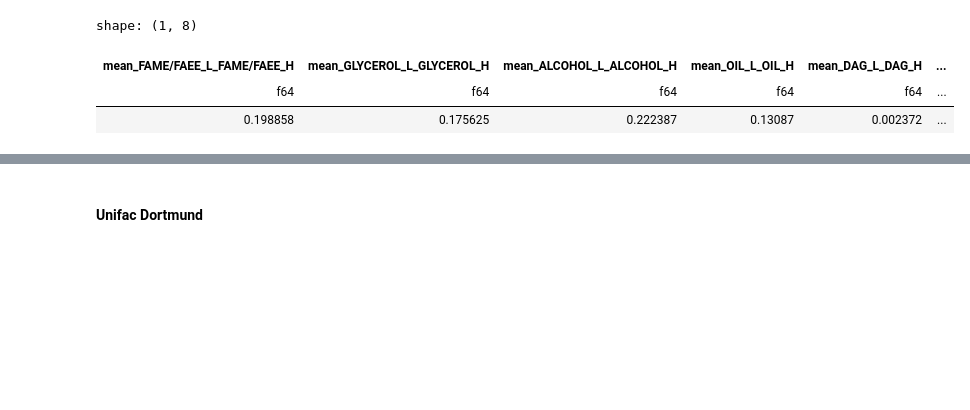
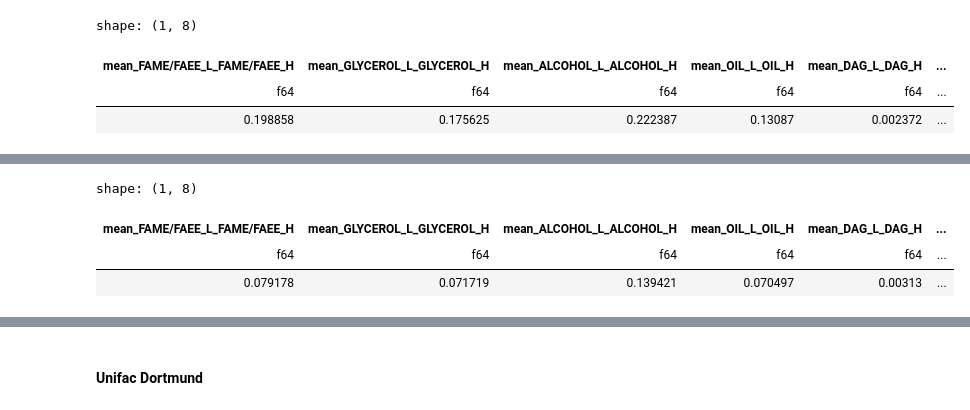
Before and after one commit to Juandhb99/ThermOleo, a Jupyter notebook: Evaluation/comp_eval.ipynb, the cells around one changed output, grey strips where cells are left out. Cells and saved outputs as stored; diff of their text form; code cells hidden in the pictures; blank space fills up the shorter version.

```diff
--- a/Evaluation/comp_eval.ipynb
+++ b/Evaluation/comp_eval.ipynb
@@ -59,0 +78,9 @@ shape: (1, 8)
+# %%
+unifac_results = calculate_RMSE(exp_compositions_np_train, calculated_data_np_train)
+means = component_mean(unifac_results)
+means
+# %% [output]
+shape: (1, 8)
+| mean_FAME/FAEE_L_FAME/FAEE_H | mean_GLYCEROL_L_GLYCEROL_H | mean_ALCOHOL_L_ALCOHOL_H | mean_OIL_L_OIL_H | mean_DAG_L_DAG_H | ... |
+| f64 | f64 | f64 | f64 | f64 | ... |
+| 0.079178 | 0.071719 | 0.139421 | 0.070497 | 0.00313 | ... |
```
Also changed, not shown: parts of 4 cells of this notebook, 13 other files.
